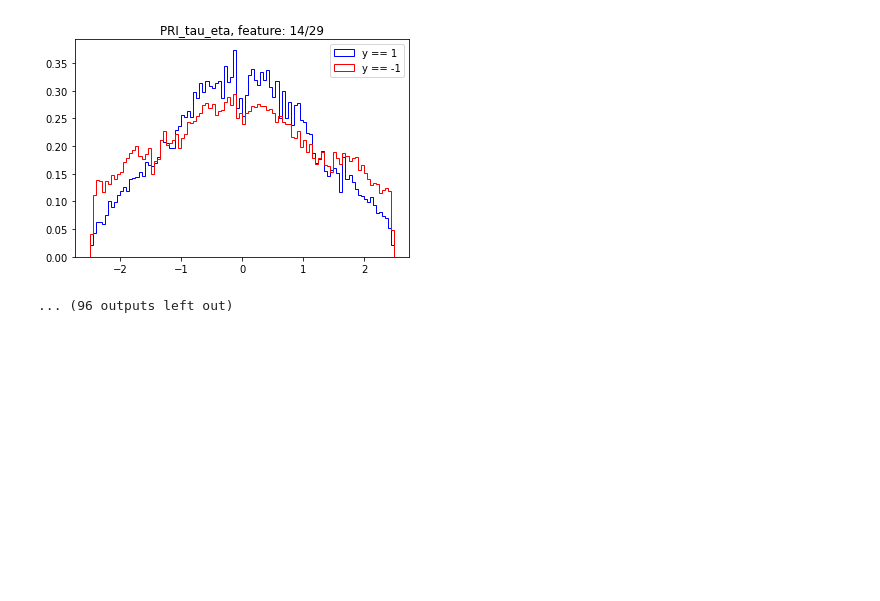
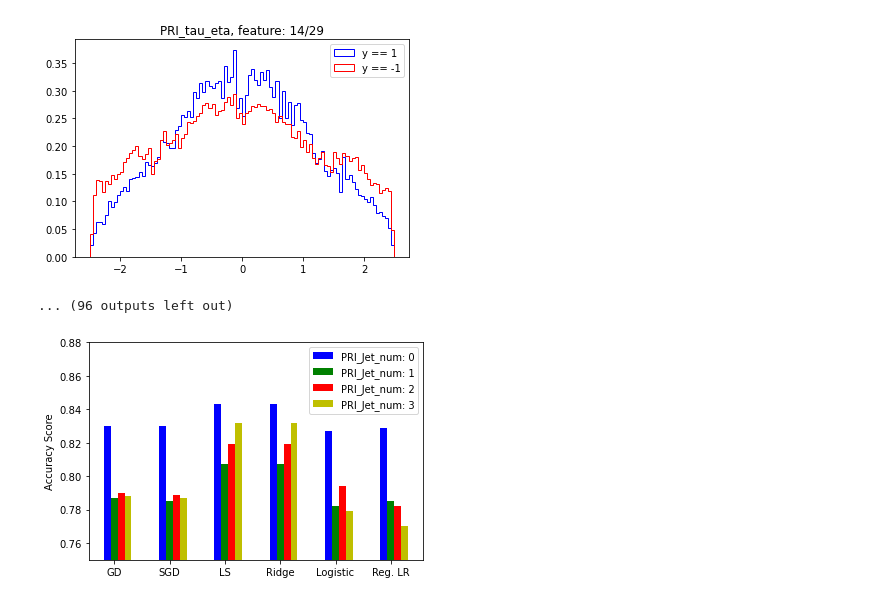
Before and after one commit to CS-433/ml-project-1-team_bak, a Jupyter notebook: script/Plots.ipynb, the cells around one changed output. Saved outputs shown, nothing was run; the diff lists cells and outputs as text; code cells hidden in the pictures; blank space fills up the shorter version.

Commit message:
new plot

```diff
--- a/script/Plots.ipynb
+++ b/script/Plots.ipynb
@@ -66,3 +66,7 @@ Number of -1: 74421
 [figure]
 [figure]
 ... (96 outputs left out)
+# %%
+hist_plot_best_methods()
+# %% [output]
+[figure, added]
```
Also changed, not shown: parts of 2 cells of this notebook, 1 other file.
